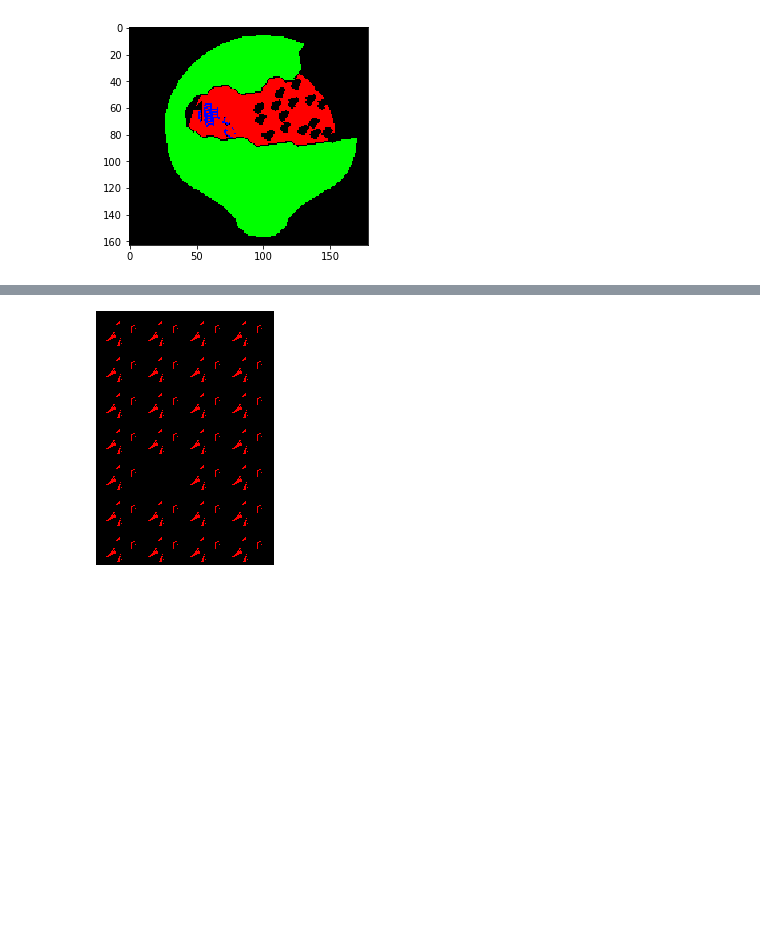
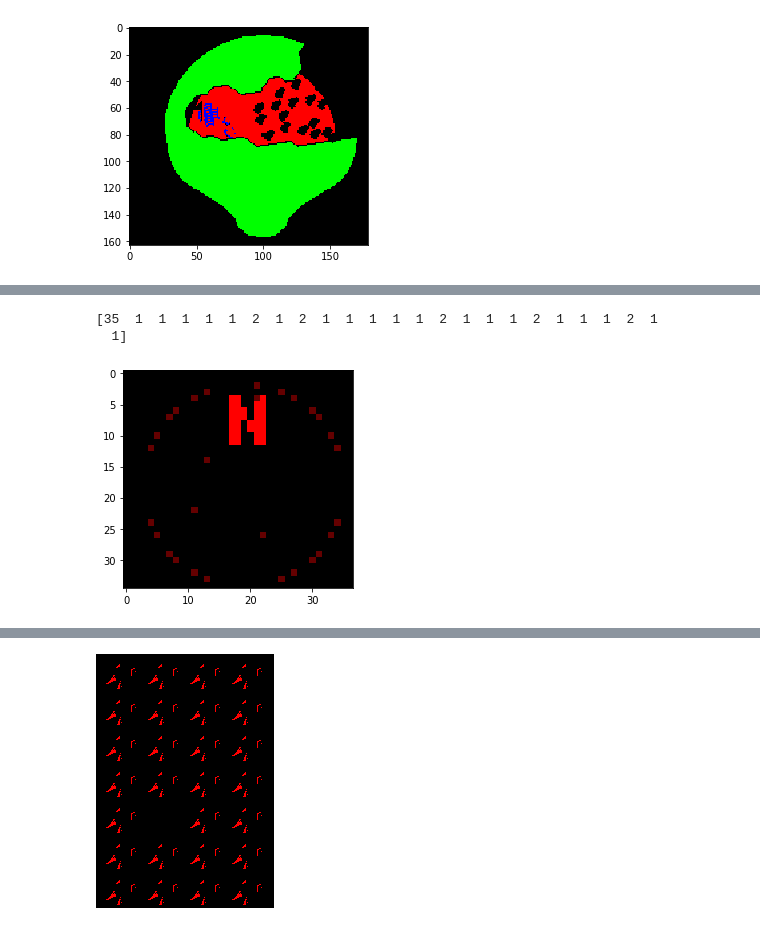
Before and after one commit to BenLand100/srbot, a Jupyter notebook: Prototyping.ipynb, the cells around one changed output, grey strips where cells are left out. Cells and saved outputs as stored; diff of their text form; code cells hidden in the pictures; blank space fills up the shorter version.

```diff
--- a/Prototyping.ipynb
+++ b/Prototyping.ipynb
@@ -190,0 +256,17 @@ ladder [58.77692308 64.7       ]
+# %%
+minimap = get_compass()
+a = find_colors([63,0,0],minimap,tol=(0.01,0.01,0.01),mode='hsl')
+clusters,counts = cluster(a,radius=2)
+print(counts)
+b = clusters[np.argmax(counts)]
+
+highlight = np.zeros_like(minimap,dtype='uint8')
+highlight[a[:,1],a[:,0]] = [100,0,0]
+highlight[b[:,1],b[:,0]] = [255,0,0]
+
+plt.imshow(highlight)
+plt.show()
+# %% [output]
+[35  1  1  1  1  1  2  1  2  1  1  1  1  1  2  1  1  1  2  1  1  1  2  1
+  1]
+[figure, added]
```
Also changed, not shown: parts of 9 cells of this notebook, 6 other files.
